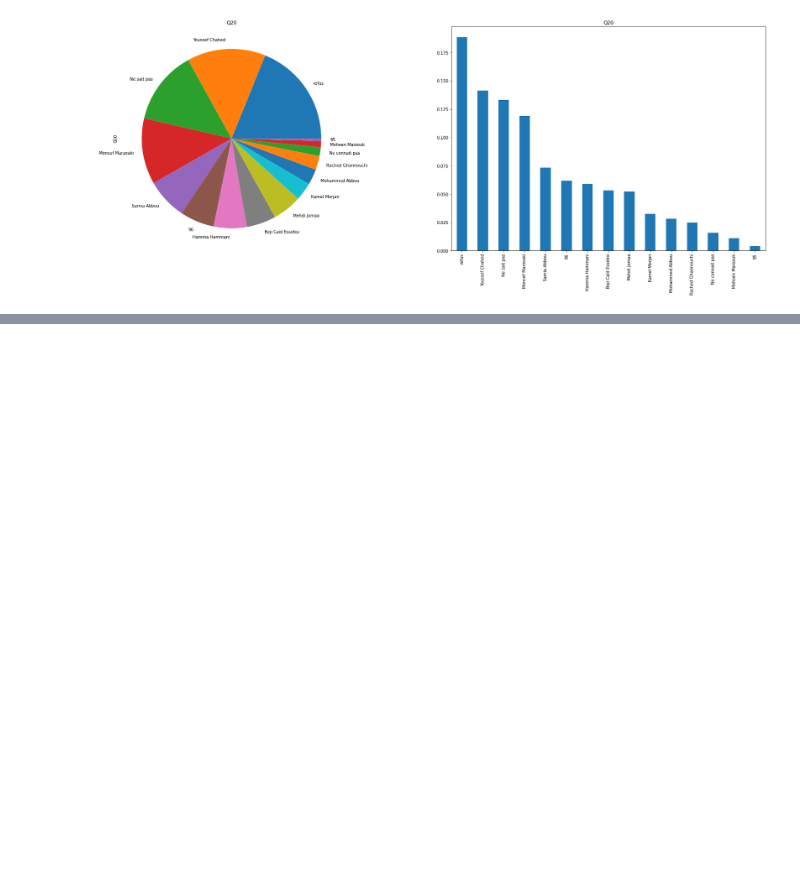
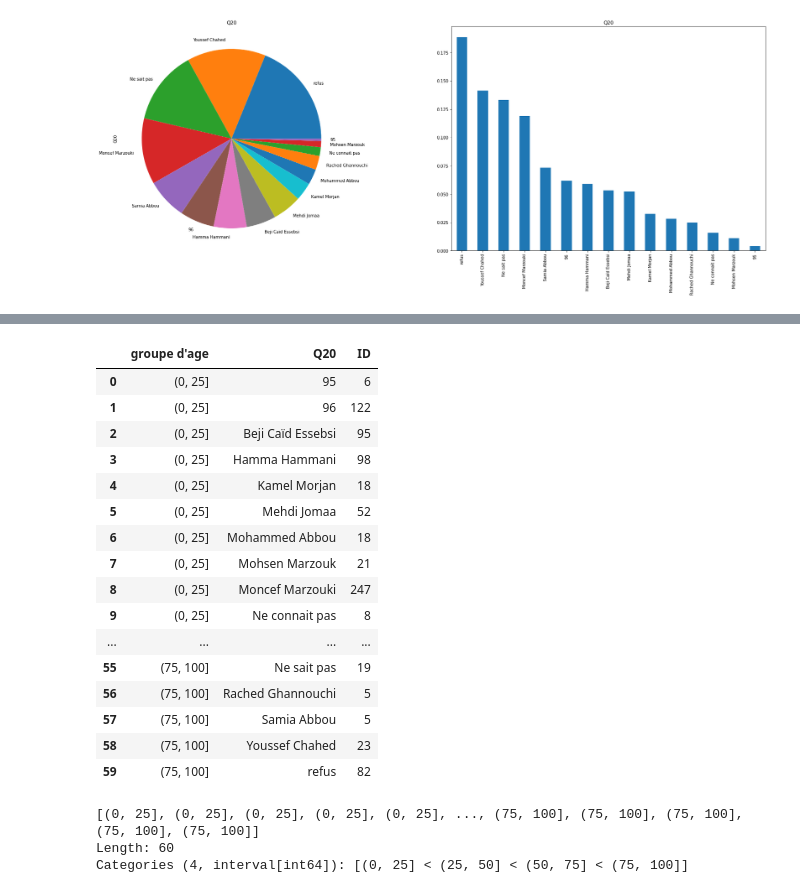
Before and after one commit to med-tz/elelction_Tunisie, a Jupyter notebook: Source.ipynb, the cells around one changed output, grey strips where cells are left out. Drawn from its saved outputs; the diff is of its cells as text; code cells hidden in the pictures; blank space fills up the shorter version.

```diff
--- a/Source.ipynb
+++ b/Source.ipynb
@@ -188,0 +229,28 @@ Text(0.5, 1.0, 'Q20')
+# %%
+copy = Base.copy()
+varc='Q20'
+Dict={1:"Beji Caïd Essebsi",2:"Moncef Marzouki",3:"Mehdi Jomaa",4:"Rached Ghannouchi",5:"Samia Abbou",6:"Mohammed Abbou",7:"Hamma Hammani",8:"Youssef Chahed",9:"Kamel Morjan",
+      10:"Mohsen Marzouk",98:"refus",97:"Ne sait pas",99:"Ne connait pas"}
+copy.replace(to_replace={varc: Dict},inplace=True)
+# %%
+a=copy.groupby(["groupe d'age",varc]).agg({"ID":"count"})
+# %%
+a.reset_index()
+# %% [output]
+|  | groupe d'age | Q20 | ID |
+| 0 | (0, 25] | 95 | 6 |
+| 1 | (0, 25] | 96 | 122 |
+| 2 | (0, 25] | Beji Caïd Essebsi | 95 |
+| 3 | (0, 25] | Hamma Hammani | 98 |
+| 4 | (0, 25] | Kamel Morjan | 18 |
+| 5 | (0, 25] | Mehdi Jomaa | 52 |
+| 6 | (0, 25] | Mohammed Abbou | 18 |
+| 7 | (0, 25] | Mohsen Marzouk | 21 |
+| 8 | (0, 25] | Moncef Marzouki | 247 |
+| 9 | (0, 25] | Ne connait pas | 8 |
+| ... | ... | ... | ... |
+| 55 | (75, 100] | Ne sait pas | 19 |
+| 56 | (75, 100] | Rached Ghannouchi | 5 |
+| 57 | (75, 100] | Samia Abbou | 5 |
+| 58 | (75, 100] | Youssef Chahed | 23 |
+| 59 | (75, 100] | refus | 82 |
@@ -188,0 +259,7 @@ Text(0.5, 1.0, 'Q20')
+# %%
+list=
+for i in b.values:
+# %% [output]
+[(0, 25], (0, 25], (0, 25], (0, 25], (0, 25], ..., (75, 100], (75, 100], (75, 100], (75, 100], (75, 100]]
+Length: 60
+Categories (4, interval[int64]): [(0, 25] < (25, 50] < (50, 75] < (75, 100]]
```
Also changed, not shown: parts of 5 cells of this notebook, 1 other file.
